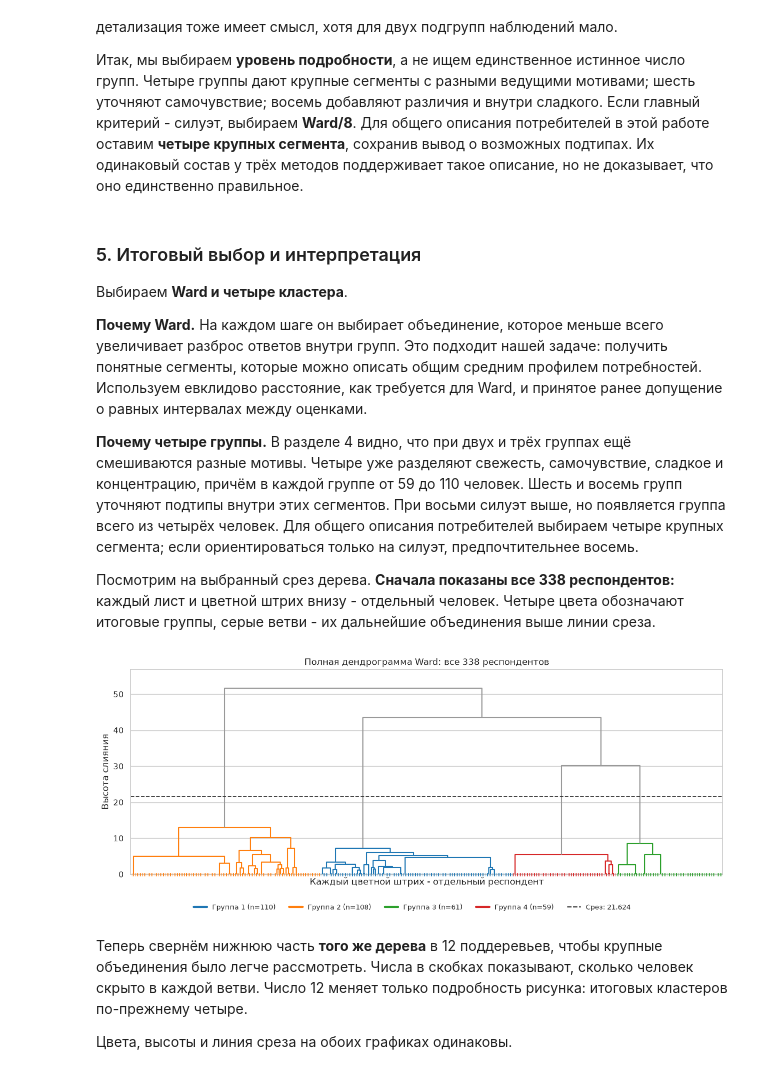
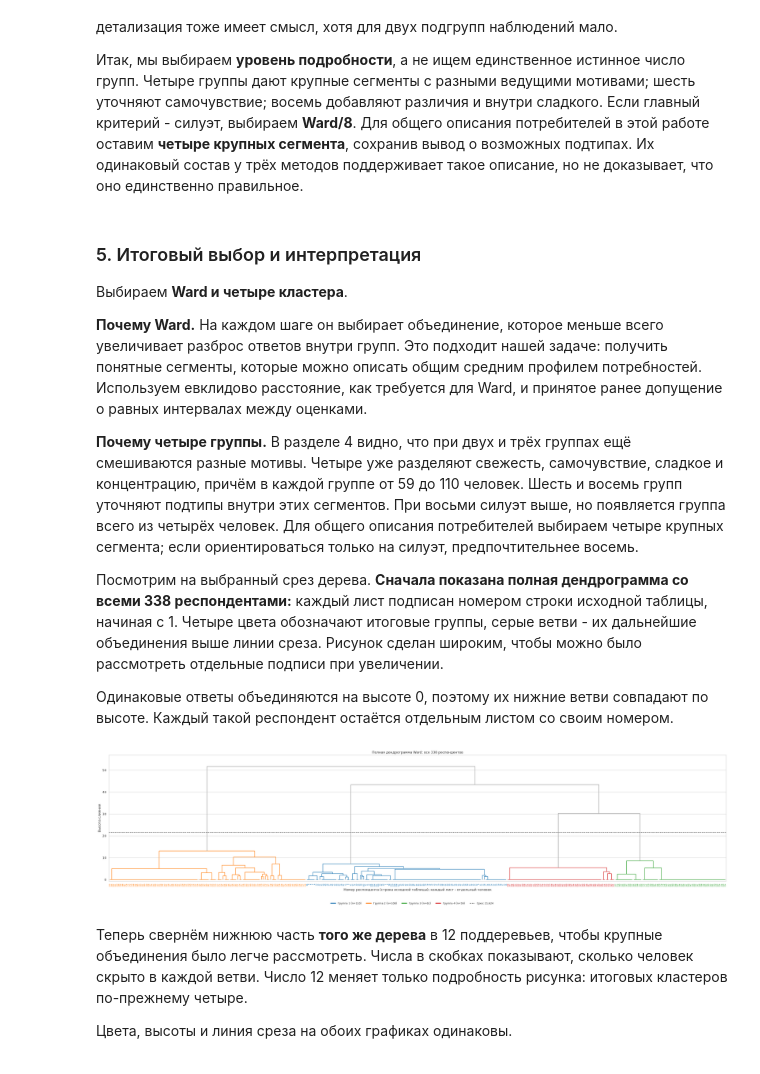
Before and after one commit to 0SanRut0/itmo-data-analysis-labs, a Jupyter notebook: lab_01_hierarchical_clustering/Алякин Лабораторная работа 1.ipynb, the cells around one changed output. Drawn from its saved outputs; the diff is of its cells as text; code cells hidden in the pictures.

Commit message:
Show all respondent labels on the full dendrogram

```diff
--- a/lab_01_hierarchical_clustering/Алякин Лабораторная работа 1.ipynb
+++ b/lab_01_hierarchical_clustering/Алякин Лабораторная работа 1.ipynb
@@ -458,7 +458,9 @@ Ward/4, группа 2, 108 человек → average/7: 38 (группа 2) +
 
 **Почему четыре группы.** В разделе 4 видно, что при двух и трёх группах ещё смешиваются разные мотивы. Четыре уже разделяют свежесть, самочувствие, сладкое и концентрацию, причём в каждой группе от 59 до 110 человек. Шесть и восемь групп уточняют подтипы внутри этих сегментов. При восьми силуэт выше, но появляется группа всего из четырёх человек. Для общего описания потребителей выбираем четыре крупных сегмента; если ориентироваться только на силуэт, предпочтительнее восемь.
 
-Посмотрим на выбранный срез дерева. **Сначала показаны все 338 респондентов:** каждый лист и цветной штрих внизу - отдельный человек. Четыре цвета обозначают итоговые группы, серые ветви - их дальнейшие объединения выше линии среза.
+Посмотрим на выбранный срез дерева. **Сначала показана полная дендрограмма со всеми 338 респондентами:** каждый лист подписан номером строки исходной таблицы, начиная с 1. Четыре цвета обозначают итоговые группы, серые ветви - их дальнейшие объединения выше линии среза. Рисунок сделан широким, чтобы можно было рассмотреть отдельные подписи при увеличении.
+
+Одинаковые ответы объединяются на высоте 0, поэтому их нижние ветви совпадают по высоте. Каждый такой респондент остаётся отдельным листом со своим номером.
 # %%
 def draw_ward_tree(tree, labels, cut_height, truncate_p=None):
     """Показать дерево с цветами групп; truncate_p задаёт число видимых ветвей.
@@ -475,52 +477,56 @@ def draw_ward_tree(tree, labels, cut_height, truncate_p=None):
         node_group[len(labels) + i] = (node_group[left]
                                       if node_group[left] == node_group[right] else None)
 
-    fig, ax = plt.subplots(figsize=(12, 5))
-    options = {} if truncate_p is None else {"truncate_mode": "lastp", "p": truncate_p}
+    # Для 338 отдельных подписей нужен более широкий рисунок.
+    figsize = (32, 8) if truncate_p is None else (12, 5)
+    fig, ax = plt.subplots(figsize=figsize)
+    options = ({"labels": np.arange(1, len(labels) + 1),
+                "leaf_rotation": 90, "leaf_font_size": 6}
+               if truncate_p is None else {"truncate_mode": "lastp", "p": truncate_p})
     drawing = dendrogram(
-        tree, ax=ax, no_labels=truncate_p is None,
+        tree, ax=ax, no_labels=False,
         link_color_func=lambda node: colors.get(node_group[node], "#999999"),
         **options,
     )
     if truncate_p is None:
-        # Штрихи показывают и респондентов с полностью одинаковыми ответами.
-        leaf_colors = [colors[labels[i]] for i in drawing["leaves"]]
-        ax.scatter(5 + 10 * np.arange(len(labels)), np.zeros(len(labels)),
-                   c=leaf_colors, marker="|", s=18, linewidths=0.8, clip_on=False, zorder=3)
+        # Каждый лист подписан номером строки исходной таблицы, начиная с 1.
+        for tick, respondent in zip(ax.get_xticklabels(), drawing["leaves"]):
+            tick.set_color(colors[labels[respondent]])
+        ax.grid(False, axis="x")
         title = f"Полная дендрограмма Ward: все {len(labels)} респондентов"
-        xlabel = "Каждый цветной штрих - отдельный респондент"
+        xlabel = "Номер респондента (строка исходной таблицы); каждый лист - отдельный человек"
     else:
         title = f"То же дерево Ward: нижние ветви свёрнуты в {truncate_p} поддеревьев"
         xlabel = "В скобках - число респондентов в свёрнутой ветви"
     ax.axhline(cut_height, color="#333333", linestyle="--", linewidth=1.3)
     ax.set(title=title, xlabel=xlabel, ylabel="Высота слияния",
-           ylim=(0, tree[-1, 2] * 1.1))
+           ylim=(-tree[-1, 2] * 0.015 if truncate_p is None else 0, tree[-1, 2] * 1.1))
     sizes_here = pd.Series(labels).value_counts()
     handles = [Line2D([0], [0], color=colors[group], lw=3,
                       label=f"Группа {group} (n={sizes_here[group]})") for group in group_ids]
     handles.append(Line2D([0], [0], color="#333333", linestyle="--",
                           label=f"Срез: {cut_height:.3f}"))
     fig.legend(handles=handles, loc="lower center", ncols=len(handles),
                frameon=False, fontsize=9)
     fig.tight_layout(rect=(0, 0.07, 1, 1))
     plt.show()
 
 
 chosen_method = "ward"
 n_clusters = 4
 Z, labels = fit_clusters(data, n_clusters=n_clusters, method=chosen_method)
 lower = Z[len(data) - n_clusters - 1, 2]
 upper = Z[len(data) - n_clusters, 2]
 cut_height = (lower + upper) / 2
 
 # Итоговые характеристики для интерпретации и проверки в разделе 6.
 grouped = data.assign(cluster=labels).groupby("cluster")
 means, medians, sizes = grouped.mean(), grouped.median(), grouped.size()
 shares = sizes / len(data) * 100
 
 draw_ward_tree(Z, labels, cut_height)
 # %% [output]
-[figure, old version]
+[figure, new version]
 # %% [markdown]
 Теперь свернём нижнюю часть **того же дерева** в 12 поддеревьев, чтобы крупные объединения было легче рассмотреть. Числа в скобках показывают, сколько человек скрыто в каждой ветви. Число 12 меняет только подробность рисунка: итоговых кластеров по-прежнему четыре.
 
```
